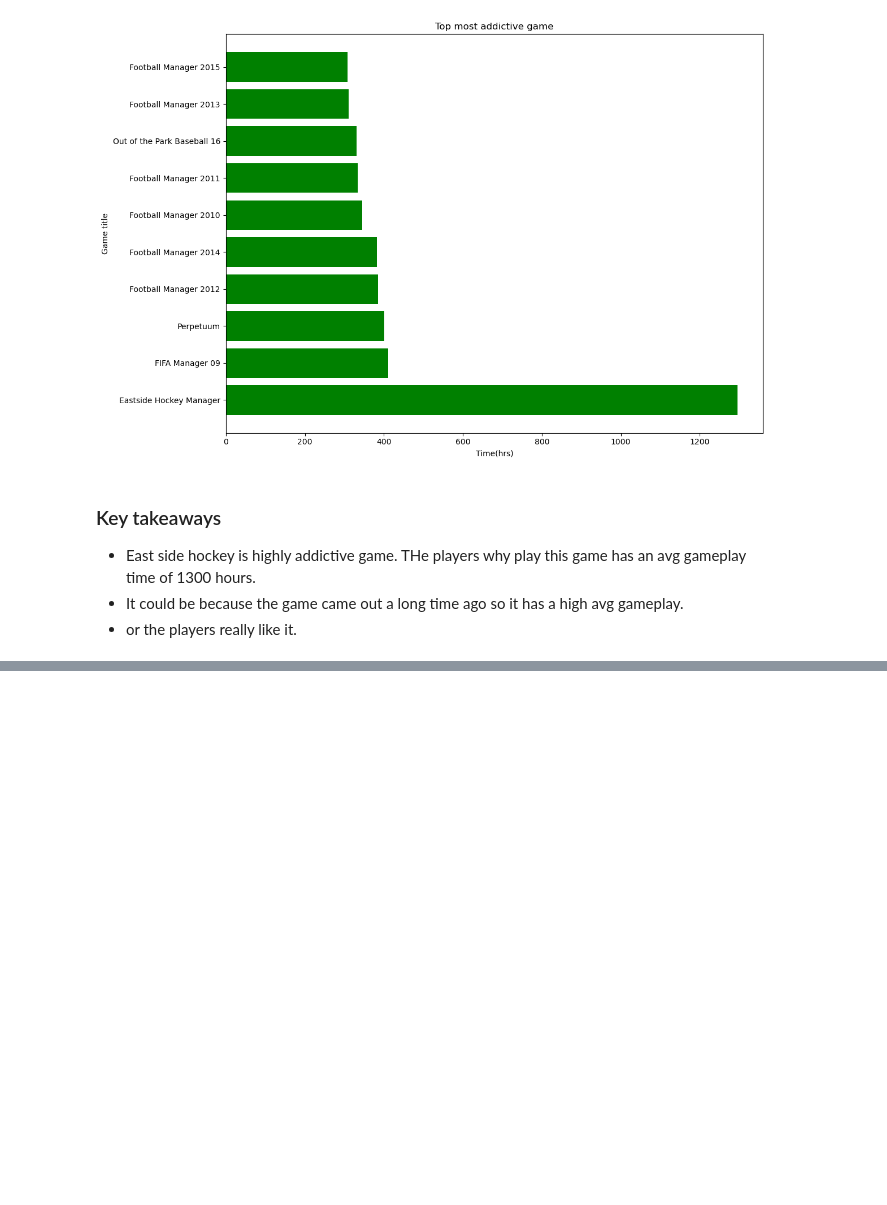
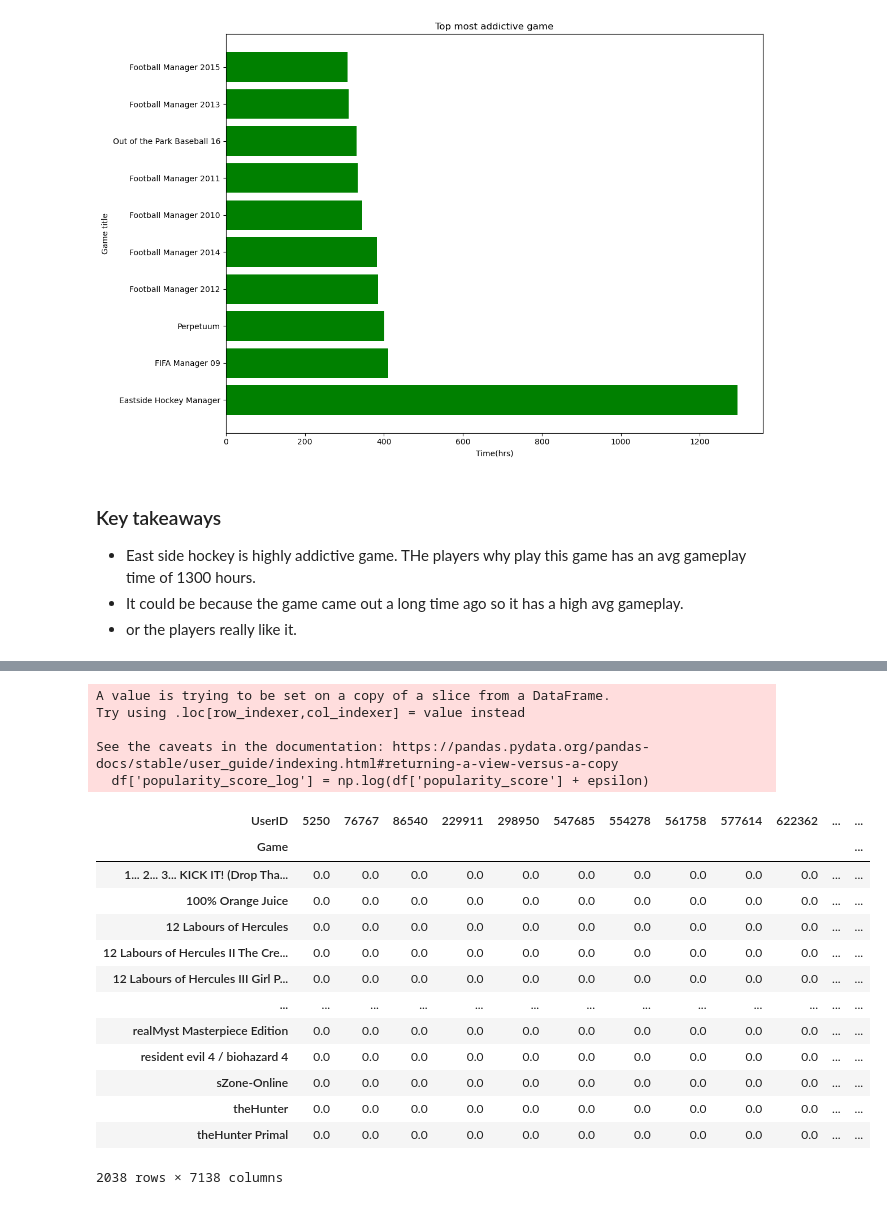
Before and after one commit to blue-jays/Game-Recommender, a Jupyter notebook: test.ipynb, the cells around one changed output, grey strips where cells are left out. Saved outputs shown, nothing was run; the diff lists cells and outputs as text; code cells hidden in the pictures; blank space fills up the shorter version.

```diff
--- a/test.ipynb
+++ b/test.ipynb
@@ -438,0 +696,40 @@ plt.show()
+# %%
+
+
+dfx = df[["UserID", "Game", "popularity_score"]]
+
+
+# Add a small constant to avoid log(0)
+epsilon = 1e-6
+df['popularity_score_log'] = np.log(df['popularity_score'] + epsilon)
+
+
+
+dfp = dfx.pivot_table(
+    index = 'Game',
+    columns ='UserID',
+    values='popularity_score'
+)
+dfp.fillna(0, inplace = True)
+
+dfp
+# %% [output]
+A value is trying to be set on a copy of a slice from a DataFrame.
+Try using .loc[row_indexer,col_indexer] = value instead
+
+See the caveats in the documentation: https://pandas.pydata.org/pandas-docs/stable/user_guide/indexing.html#returning-a-view-versus-a-copy
+  df['popularity_score_log'] = np.log(df['popularity_score'] + epsilon)
+| UserID | 5250 | 76767 | 86540 | 229911 | 298950 | 547685 | 554278 | 561758 | 577614 | 622362 | ... | ... |
+| Game |  |  |  |  |  |  |  |  |  |  |  | ... |
+| 1... 2... 3... KICK IT! (Drop Tha... | 0.0 | 0.0 | 0.0 | 0.0 | 0.0 | 0.0 | 0.0 | 0.0 | 0.0 | 0.0 | ... | ... |
+| 100% Orange Juice | 0.0 | 0.0 | 0.0 | 0.0 | 0.0 | 0.0 | 0.0 | 0.0 | 0.0 | 0.0 | ... | ... |
+| 12 Labours of Hercules | 0.0 | 0.0 | 0.0 | 0.0 | 0.0 | 0.0 | 0.0 | 0.0 | 0.0 | 0.0 | ... | ... |
+| 12 Labours of Hercules II The Cre... | 0.0 | 0.0 | 0.0 | 0.0 | 0.0 | 0.0 | 0.0 | 0.0 | 0.0 | 0.0 | ... | ... |
+| 12 Labours of Hercules III Girl P... | 0.0 | 0.0 | 0.0 | 0.0 | 0.0 | 0.0 | 0.0 | 0.0 | 0.0 | 0.0 | ... | ... |
+| ... | ... | ... | ... | ... | ... | ... | ... | ... | ... | ... | ... | ... |
+| realMyst Masterpiece Edition | 0.0 | 0.0 | 0.0 | 0.0 | 0.0 | 0.0 | 0.0 | 0.0 | 0.0 | 0.0 | ... | ... |
+| resident evil 4 / biohazard 4 | 0.0 | 0.0 | 0.0 | 0.0 | 0.0 | 0.0 | 0.0 | 0.0 | 0.0 | 0.0 | ... | ... |
+| sZone-Online | 0.0 | 0.0 | 0.0 | 0.0 | 0.0 | 0.0 | 0.0 | 0.0 | 0.0 | 0.0 | ... | ... |
+| theHunter | 0.0 | 0.0 | 0.0 | 0.0 | 0.0 | 0.0 | 0.0 | 0.0 | 0.0 | 0.0 | ... | ... |
+| theHunter Primal | 0.0 | 0.0 | 0.0 | 0.0 | 0.0 | 0.0 | 0.0 | 0.0 | 0.0 | 0.0 | ... | ... |
+2038 rows × 7138 columns
```
Also changed, not shown: parts of 25 cells of this notebook, 2 other files.
